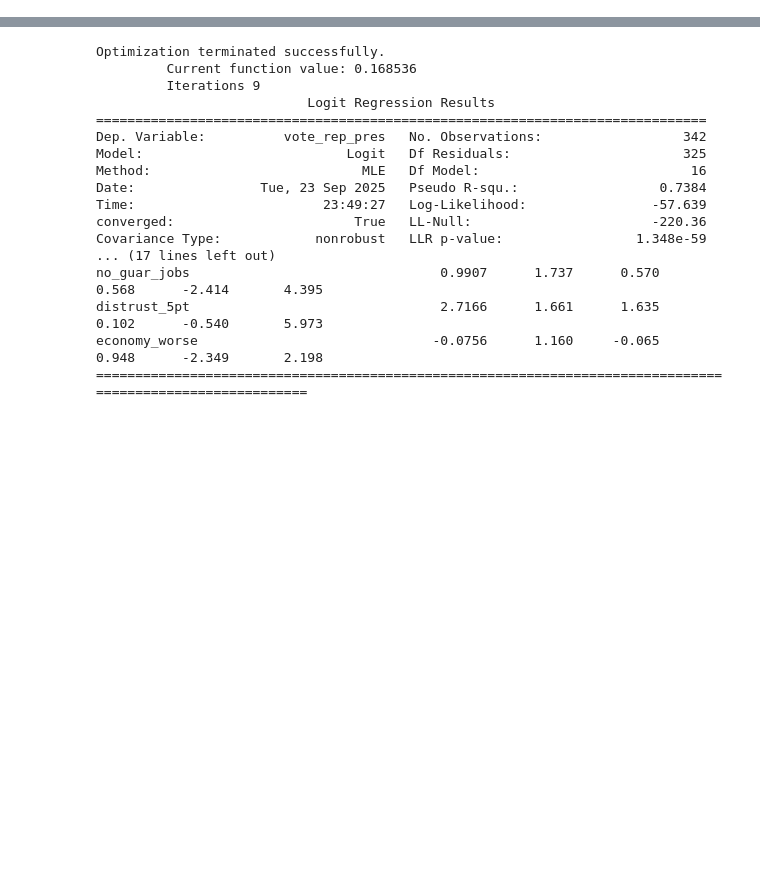
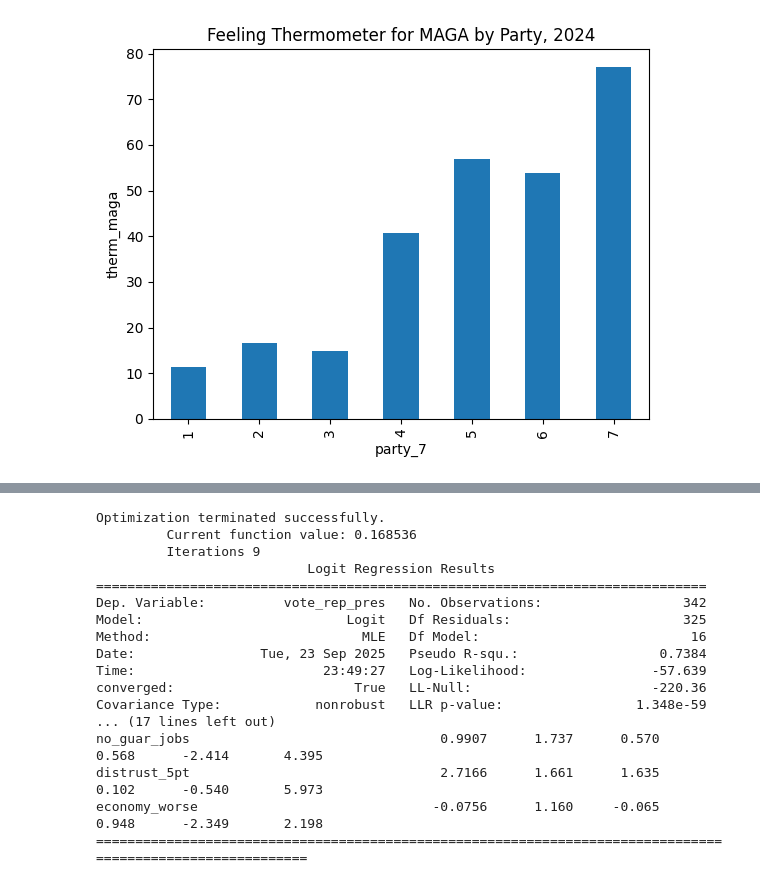
Before and after one commit to infiniteperplexity/python_socsci_revised, a Jupyter notebook: statsmodels.ipynb, the cells around one changed output, grey strips where cells are left out. Saved outputs shown, nothing was run; the diff lists cells and outputs as text; code cells hidden in the pictures; blank space fills up the shorter version.

```diff
--- a/statsmodels.ipynb
+++ b/statsmodels.ipynb
@@ -487,0 +654,4 @@ plt.show()
+# %%
+weighted_bar_chart(anes2024, "therm_maga", "party_7", title="Feeling Thermometer for MAGA by Party, 2024")
+# %% [output]
+[figure, added]
```
Also changed, not shown: parts of 14 cells of this notebook, 4 other files.
